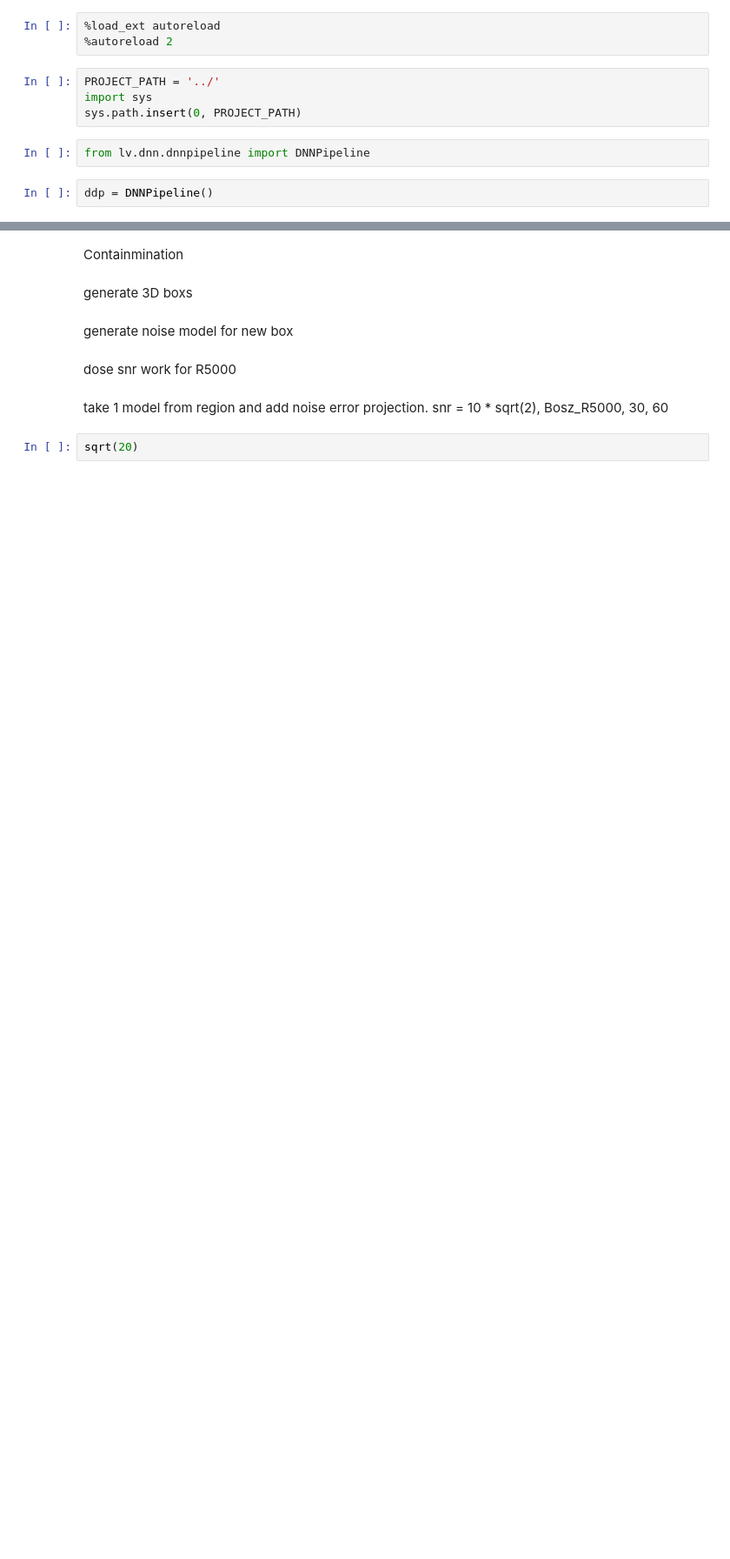
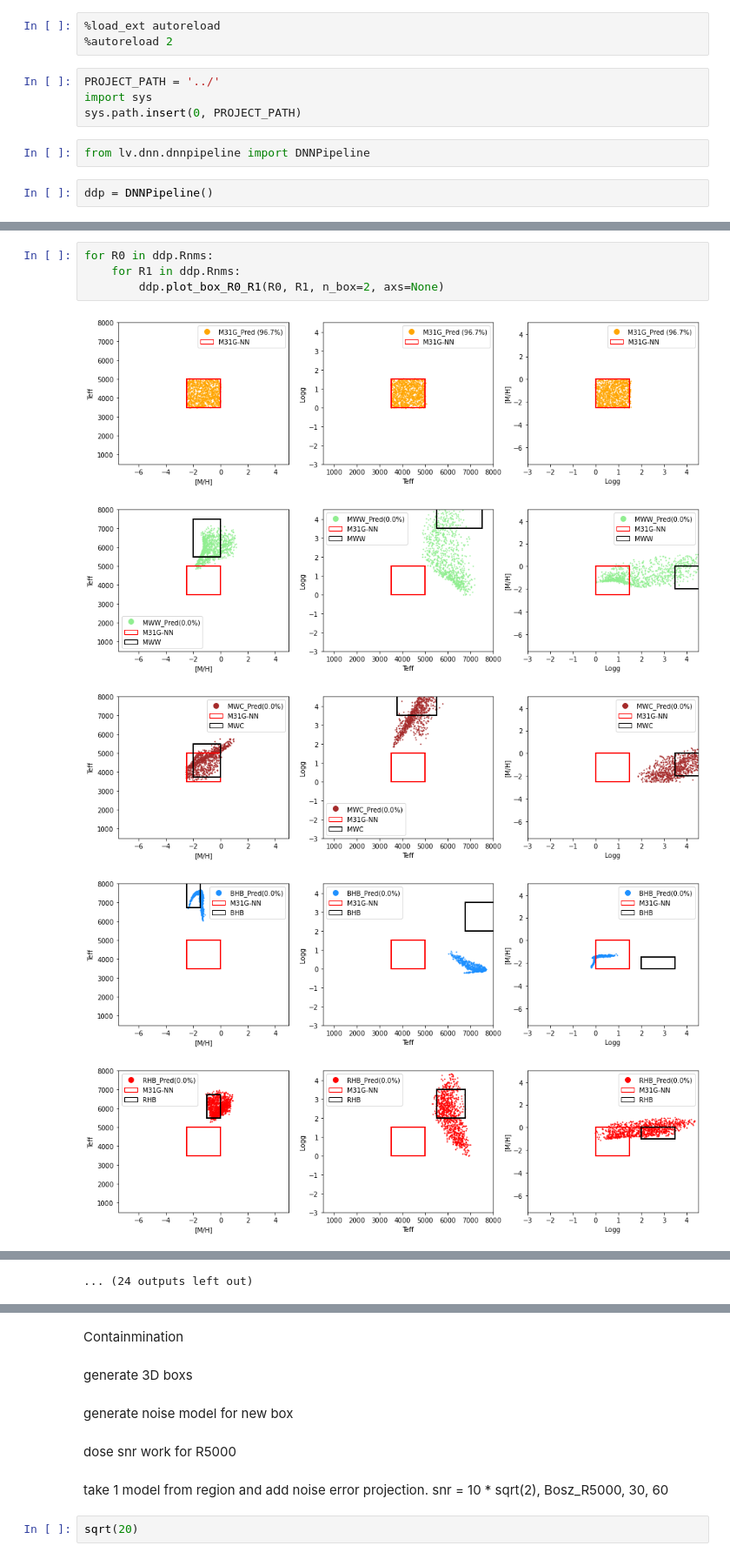
Before and after one commit to ViskaWei/LV, a Jupyter notebook: nb/dnn.ipynb, the cells around one changed output, grey strips where cells are left out. Shown at 87% size. Cells and saved outputs as stored; diff of their text form; blank space fills up the shorter version.

```diff
--- a/nb/dnn.ipynb
+++ b/nb/dnn.ipynb
@@ -26,0 +37,10 @@ Layers: [60, 64, 32, 16, 3]
+# %%
+for R0 in ddp.Rnms:
+    for R1 in ddp.Rnms:
+        ddp.plot_box_R0_R1(R0, R1, n_box=2, axs=None)
+# %% [output]
+[figure, added]
+[figure, added]
+[figure, added]
+[figure, added]
+[figure, added]
@@ -27,3 +54,4 @@ Layers: [60, 64, 32, 16, 3]
+... (24 outputs left out)
 # %%
 ddp.plot_box()
 # %% [output]
```
Also changed, not shown: parts of 16 cells of this notebook, 5 other files.
